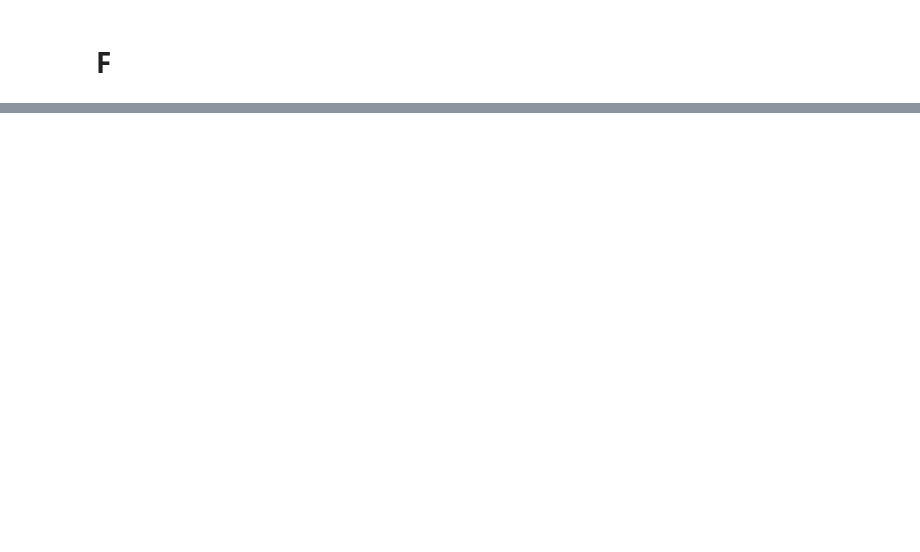
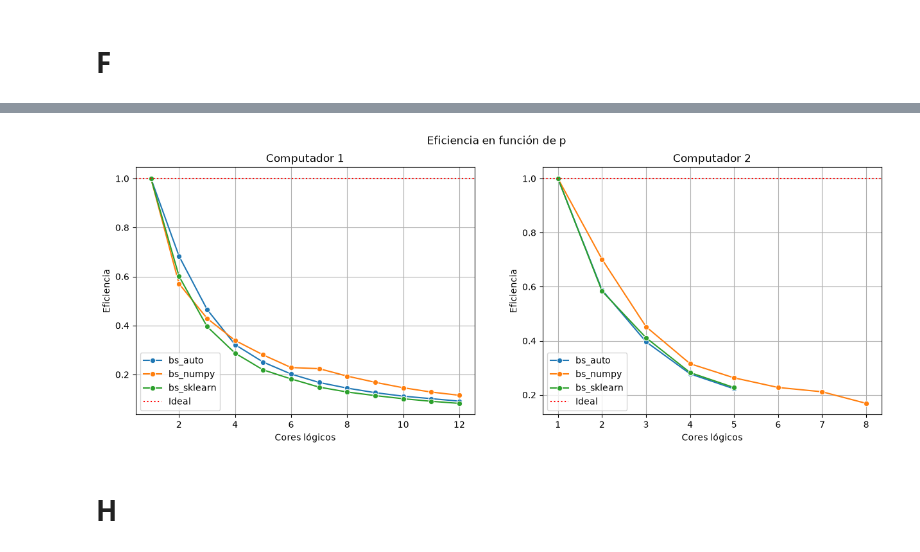
Before and after one commit to Jimenez73/alg_paralelos, a Jupyter notebook: tarea_1/test.ipynb, the cells around one changed output, grey strips where cells are left out. Saved outputs shown, nothing was run; the diff lists cells and outputs as text; code cells hidden in the pictures; blank space fills up the shorter version.

```diff
--- a/tarea_1/test.ipynb
+++ b/tarea_1/test.ipynb
@@ -207,0 +324,25 @@ plt.show()
+# %%
+fig, axes = plt.subplots(1, 2, figsize=(15,5))
+
+sns.lineplot(data=df, x="p", y="E_x", hue="version", marker="o", ax=axes[0])
+axes[0].axline((1, 1), slope=0, color='red', linestyle=':', label='Ideal')
+axes[0].set_title("Computador 1")
+axes[0].set_ylabel("Eficiencia")
+axes[0].set_xlabel("Cores lógicos")
+axes[0].grid(True)
+axes[0].legend()
+
+sns.lineplot(data=df, x="p", y="E_y", hue="version", marker="o", ax=axes[1])
+axes[1].axline((1, 1), slope=0, color='red', linestyle=':', label='Ideal')
+axes[1].set_title("Computador 2")
+axes[1].set_ylabel("Eficiencia")
+axes[1].set_xlabel("Cores lógicos")
+axes[1].grid(True)
+axes[1].legend()
+
+plt.suptitle("Eficiencia en función de p")
+plt.show()
+# %% [output]
+[figure, added]
+# %% [markdown]
+# H
```
Also changed, not shown: parts of 19 cells of this notebook, 9 other files.
